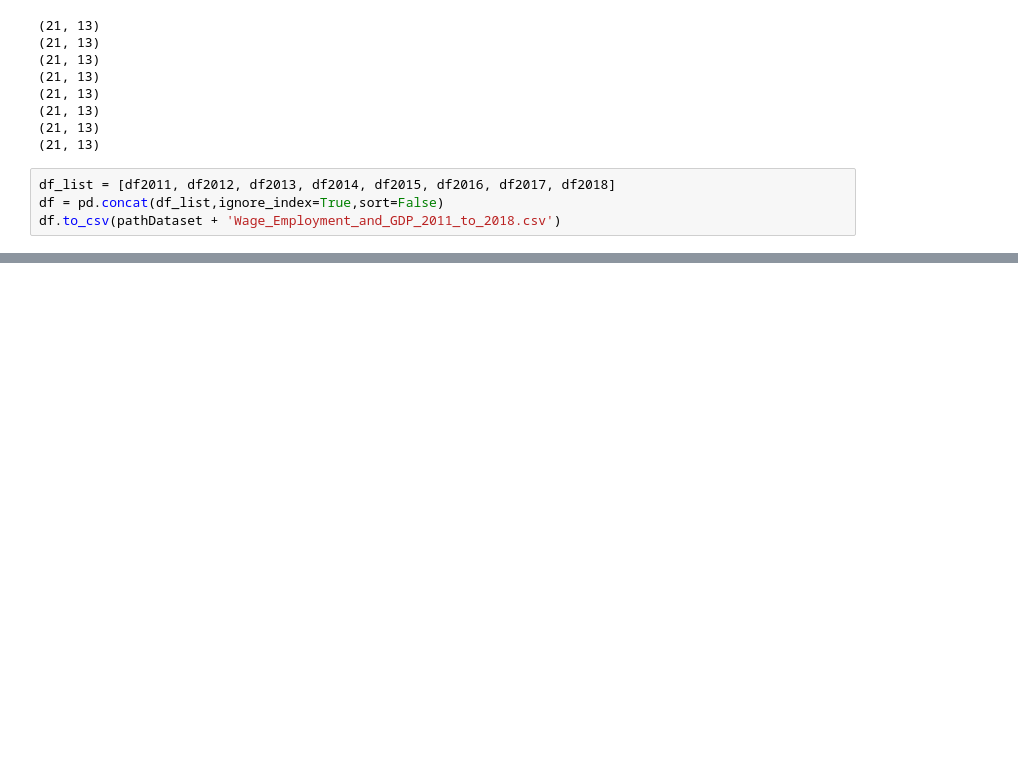
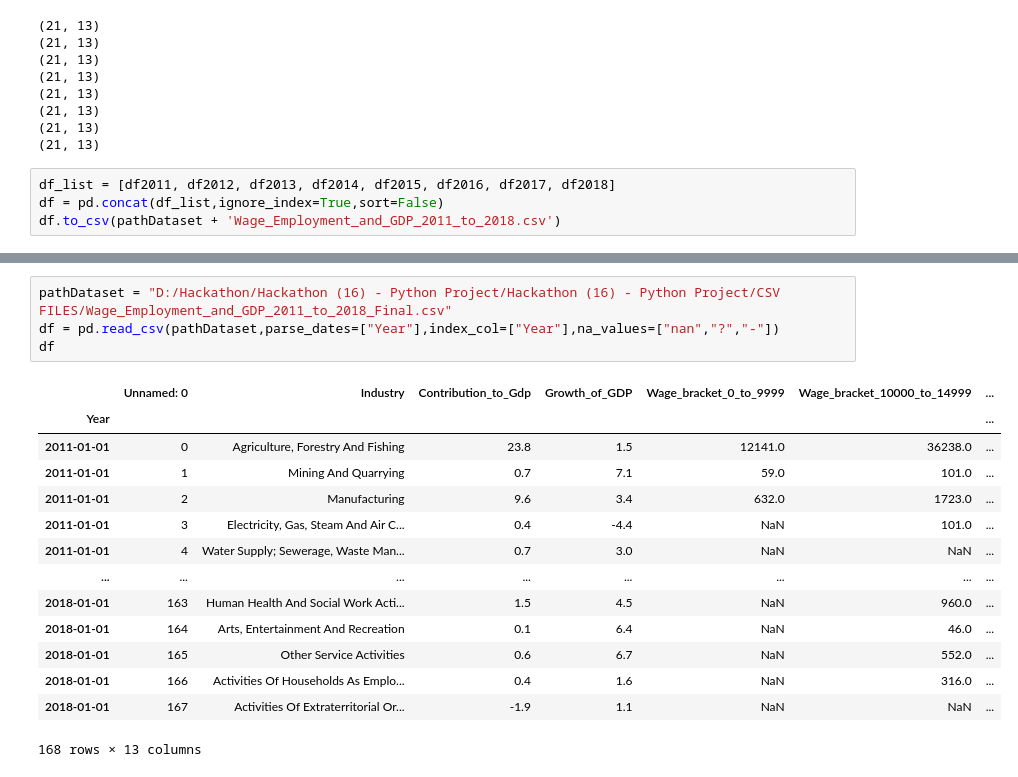
Before and after one commit to Harikiran2903/Predictive-Analysis-of-Productive-Employment-based-on-Economic-Growth, a Jupyter notebook: analysis.ipynb, the cells around one changed output, grey strips where cells are left out. Drawn from its saved outputs; the diff is of its cells as text; blank space fills up the shorter version.

```diff
--- a/analysis.ipynb
+++ b/analysis.ipynb
@@ -272,0 +358,19 @@ df.to_csv(pathDataset + 'Wage_Employment_and_GDP_2011_to_2018.csv')
+# %%
+pathDataset = "D:/Hackathon/Hackathon (16) - Python Project/Hackathon (16) - Python Project/CSV FILES/Wage_Employment_and_GDP_2011_to_2018_Final.csv"
+df = pd.read_csv(pathDataset,parse_dates=["Year"],index_col=["Year"],na_values=["nan","?","-"])
+df
+# %% [output]
+|  | Unnamed: 0 | Industry | Contribution_to_Gdp | Growth_of_GDP | Wage_bracket_0_to_9999 | Wage_bracket_10000_to_14999 | ... |
+| Year |  |  |  |  |  |  | ... |
+| 2011-01-01 | 0 | Agriculture, Forestry And Fishing | 23.8 | 1.5 | 12141.0 | 36238.0 | ... |
+| 2011-01-01 | 1 | Mining And Quarrying | 0.7 | 7.1 | 59.0 | 101.0 | ... |
+| 2011-01-01 | 2 | Manufacturing | 9.6 | 3.4 | 632.0 | 1723.0 | ... |
+| 2011-01-01 | 3 | Electricity, Gas, Steam And Air C... | 0.4 | -4.4 | NaN | 101.0 | ... |
+| 2011-01-01 | 4 | Water Supply; Sewerage, Waste Man... | 0.7 | 3.0 | NaN | NaN | ... |
+| ... | ... | ... | ... | ... | ... | ... | ... |
+| 2018-01-01 | 163 | Human Health And Social Work Acti... | 1.5 | 4.5 | NaN | 960.0 | ... |
+| 2018-01-01 | 164 | Arts, Entertainment And Recreation | 0.1 | 6.4 | NaN | 46.0 | ... |
+| 2018-01-01 | 165 | Other Service Activities | 0.6 | 6.7 | NaN | 552.0 | ... |
+| 2018-01-01 | 166 | Activities Of Households As Emplo... | 0.4 | 1.6 | NaN | 316.0 | ... |
+| 2018-01-01 | 167 | Activities Of Extraterritorial Or... | -1.9 | 1.1 | NaN | NaN | ... |
+168 rows × 13 columns
```
Also changed, not shown: parts of 21 cells of this notebook.
